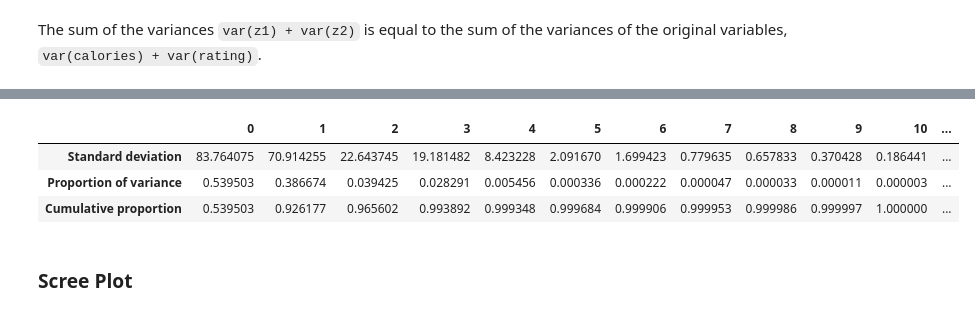
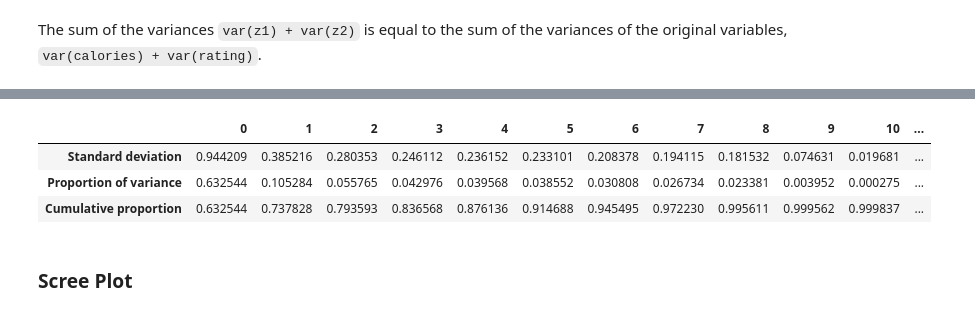
Before and after one commit to PosgradoMNA/actividades-del-projecto-team_59, a Jupyter notebook: Actividad_Sem_04_CD_PCA.ipynb, the cells around one changed output, grey strips where cells are left out. Drawn from its saved outputs; the diff is of its cells as text; code cells hidden in the pictures.

```diff
--- a/Actividad_Sem_04_CD_PCA.ipynb
+++ b/Actividad_Sem_04_CD_PCA.ipynb
@@ -646,17 +653,22 @@ df.calories.var() + df.rating.var()
 # %%
+# - - - - - - - - - - - - - - - - - - - - - - - - - - - - - - - - -
+# Calculamos PCA para toda la matriz
+# - - - - - - - - - - - - - - - - - - - - - - - - - - - - - - - - -
+
 pcs = PCA()
-pcs.fit(cereals_df.iloc[:, 3:].dropna(axis=0))
+#pcs.fit(cereals_df.iloc[:, 3:].dropna(axis=0))
+pcs.fit(ndfc)
 pcsSummary_df = pd.DataFrame({'Standard deviation': np.sqrt(pcs.explained_variance_),
                              'Proportion of variance': pcs.explained_variance_ratio_,
                              'Cumulative proportion': np.cumsum(pcs.explained_variance_ratio_)
                              })
 pcsSummary_df = pcsSummary_df.transpose()
 pcsSummary_df
 # %% [output]
 |  | 0 | 1 | 2 | 3 | 4 | 5 | 6 | 7 | 8 | 9 | 10 | ... |
-| Standard deviation | 83.764075 | 70.914255 | 22.643745 | 19.181482 | 8.423228 | 2.091670 | 1.699423 | 0.779635 | 0.657833 | 0.370428 | 0.186441 | ... |
-| Proportion of variance | 0.539503 | 0.386674 | 0.039425 | 0.028291 | 0.005456 | 0.000336 | 0.000222 | 0.000047 | 0.000033 | 0.000011 | 0.000003 | ... |
-| Cumulative proportion | 0.539503 | 0.926177 | 0.965602 | 0.993892 | 0.999348 | 0.999684 | 0.999906 | 0.999953 | 0.999986 | 0.999997 | 1.000000 | ... |
+| Standard deviation | 0.944209 | 0.385216 | 0.280353 | 0.246112 | 0.236152 | 0.233101 | 0.208378 | 0.194115 | 0.181532 | 0.074631 | 0.019681 | ... |
+| Proportion of variance | 0.632544 | 0.105284 | 0.055765 | 0.042976 | 0.039568 | 0.038552 | 0.030808 | 0.026734 | 0.023381 | 0.003952 | 0.000275 | ... |
+| Cumulative proportion | 0.632544 | 0.737828 | 0.793593 | 0.836568 | 0.876136 | 0.914688 | 0.945495 | 0.972230 | 0.995611 | 0.999562 | 0.999837 | ... |
 # %% [markdown]
 ### Scree Plot
 # %%
```
Also changed, not shown: parts of 11 cells of this notebook.
